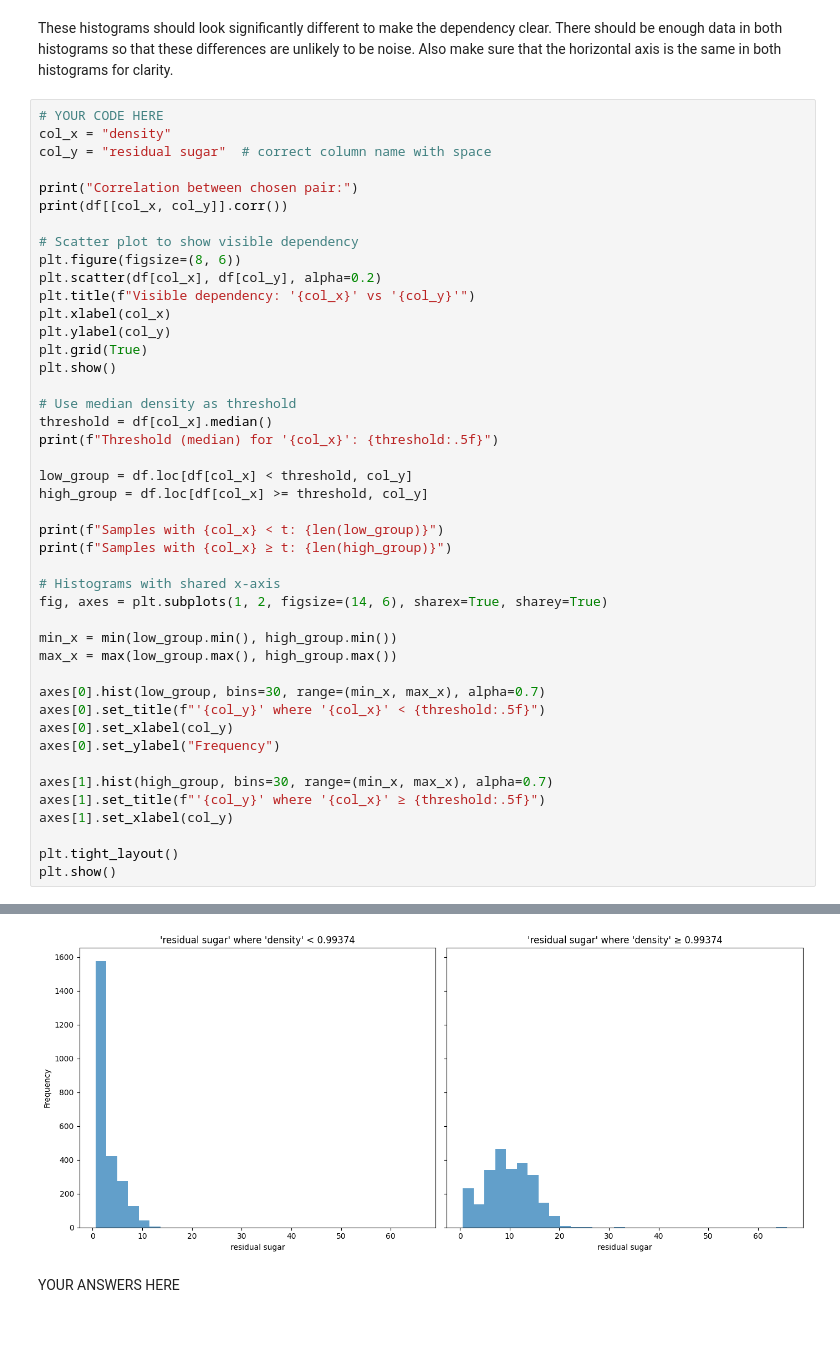
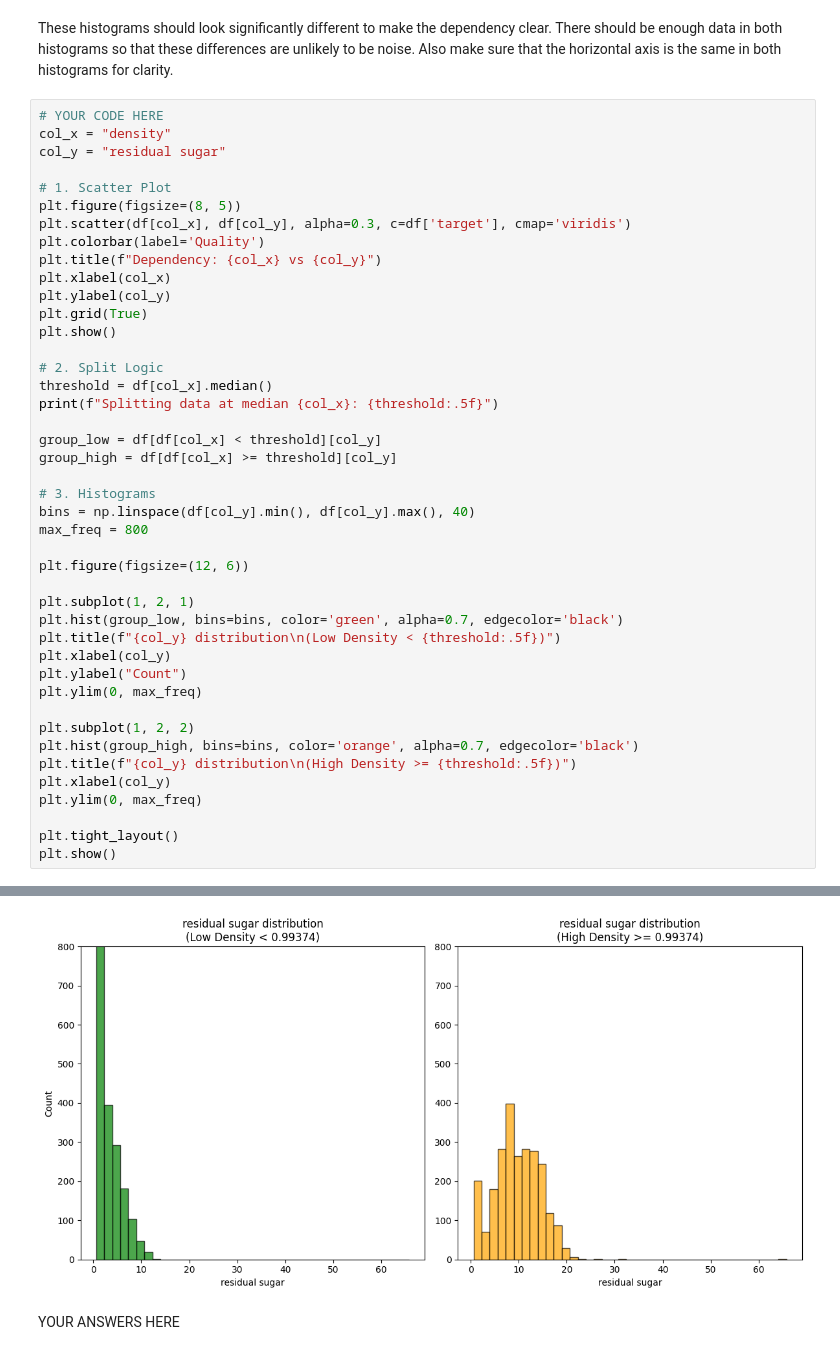
Before and after one commit to kronenflex/homeworks_mds_DX_601, a Jupyter notebook: homework12ds/project.ipynb, the cells around one changed output, grey strips where cells are left out. Drawn from its saved outputs; the diff is of its cells as text; blank space fills up the shorter version.

```diff
--- a/homework12ds/project.ipynb
+++ b/homework12ds/project.ipynb
@@ -408,44 +388,43 @@ Also make sure that the horizontal axis is the same in both histograms for clari
 # %%
 # YOUR CODE HERE
 col_x = "density"
-col_y = "residual sugar"  # correct column name with space
+col_y = "residual sugar"
 
-print("Correlation between chosen pair:")
-print(df[[col_x, col_y]].corr())
-
-# Scatter plot to show visible dependency
-plt.figure(figsize=(8, 6))
-plt.scatter(df[col_x], df[col_y], alpha=0.2)
-plt.title(f"Visible dependency: '{col_x}' vs '{col_y}'")
+# 1. Scatter Plot
+plt.figure(figsize=(8, 5))
+plt.scatter(df[col_x], df[col_y], alpha=0.3, c=df['target'], cmap='viridis')
+plt.colorbar(label='Quality')
+plt.title(f"Dependency: {col_x} vs {col_y}")
 plt.xlabel(col_x)
 plt.ylabel(col_y)
 plt.grid(True)
 plt.show()
 
-# Use median density as threshold
+# 2. Split Logic
 threshold = df[col_x].median()
-print(f"Threshold (median) for '{col_x}': {threshold:.5f}")
+print(f"Splitting data at median {col_x}: {threshold:.5f}")
 
-low_group = df.loc[df[col_x] < threshold, col_y]
-high_group = df.loc[df[col_x] >= threshold, col_y]
+group_low = df[df[col_x] < threshold][col_y]
+group_high = df[df[col_x] >= threshold][col_y]
 
-print(f"Samples with {col_x} < t: {len(low_group)}")
-print(f"Samples with {col_x} ≥ t: {len(high_group)}")
+# 3. Histograms
+bins = np.linspace(df[col_y].min(), df[col_y].max(), 40)
+max_freq = 800
 
-# Histograms with shared x-axis
-fig, axes = plt.subplots(1, 2, figsize=(14, 6), sharex=True, sharey=True)
+plt.figure(figsize=(12, 6))
 
-min_x = min(low_group.min(), high_group.min())
-max_x = max(low_group.max(), high_group.max())
+plt.subplot(1, 2, 1)
+plt.hist(group_low, bins=bins, color='green', alpha=0.7, edgecolor='black')
+plt.title(f"{col_y} distribution\n(Low Density < {threshold:.5f})")
+plt.xlabel(col_y)
+plt.ylabel("Count")
+plt.ylim(0, max_freq)
 
-axes[0].hist(low_group, bins=30, range=(min_x, max_x), alpha=0.7)
-axes[0].set_title(f"'{col_y}' where '{col_x}' < {threshold:.5f}")
-axes[0].set_xlabel(col_y)
-axes[0].set_ylabel("Frequency")
-
-axes[1].hist(high_group, bins=30, range=(min_x, max_x), alpha=0.7)
-axes[1].set_title(f"'{col_y}' where '{col_x}' ≥ {threshold:.5f}")
-axes[1].set_xlabel(col_y)
+plt.subplot(1, 2, 2)
+plt.hist(group_high, bins=bins, color='orange', alpha=0.7, edgecolor='black')
+plt.title(f"{col_y} distribution\n(High Density >= {threshold:.5f})")
+plt.xlabel(col_y)
+plt.ylim(0, max_freq)
 
 plt.tight_layout()
 plt.show()
@@ -461,3 +434,3 @@ Samples with density ≥ t: 2450
-[figure, old version]
+[figure, new version]
 # %% [markdown]
 YOUR ANSWERS HERE
```
Also changed, not shown: parts of 37 cells of this notebook.
